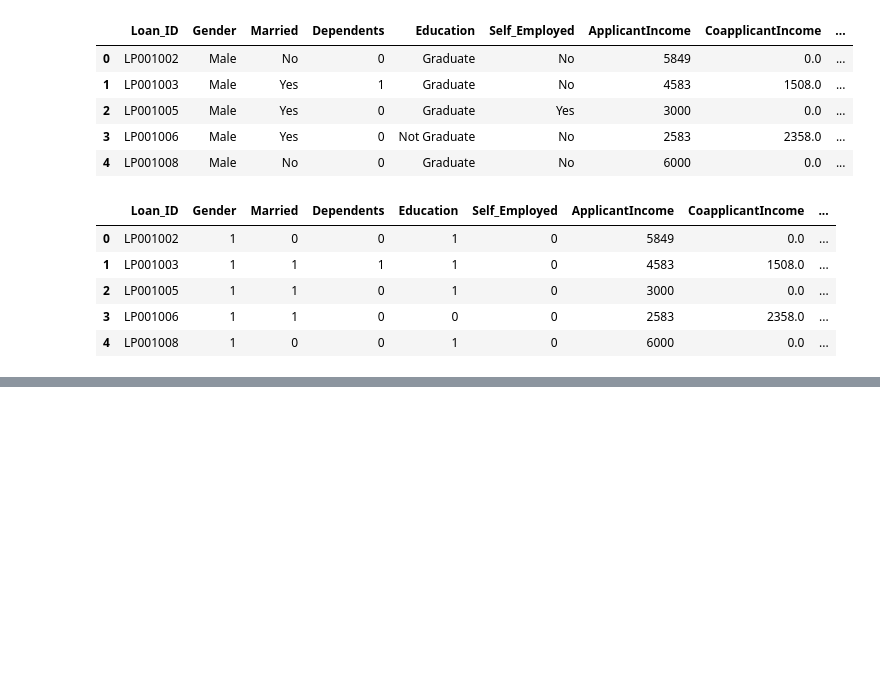
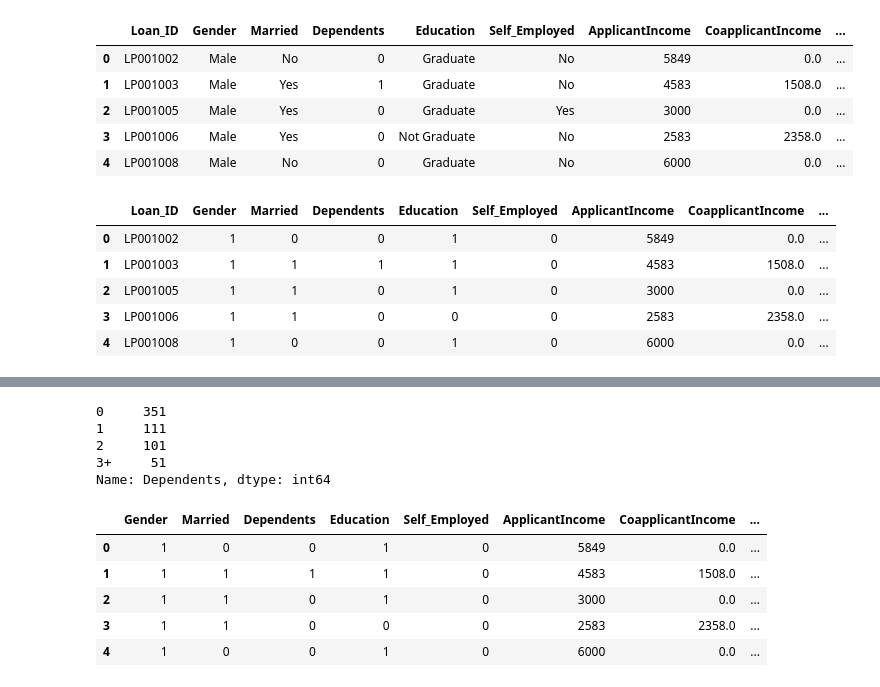
Before and after one commit to SharanDHONI/Loan-Apprval-prediction-AnalyticsVidhya, a Jupyter notebook: Loan.ipynb, the cells around one changed output, grey strips where cells are left out. Cells and saved outputs as stored; diff of their text form; code cells hidden in the pictures; blank space fills up the shorter version.

```diff
--- a/Loan.ipynb
+++ b/Loan.ipynb
@@ -602,0 +631,42 @@ ml['Self_Employed'] = se
+# %%
+ls = []
+for i in ml.Loan_Status:
+    if i == 'Y':
+        ls.append(1)
+    else:
+        ls.append(0)
+ml['Loan_Status'] = ls
+# %%
+ml.Dependents.value_counts()
+# %% [output]
+0     351
+1     111
+2     101
+3+     51
+Name: Dependents, dtype: int64
+# %%
+dp = []
+for i in ml.Dependents:
+    if i == '0':
+        dp.append(0)
+    elif i  == '1':
+        dp.append(1)
+    elif i == '2':
+        dp.append(2)
+    elif i == '3+':
+        dp.append(3)
+ml['Dependents'] = dp
+# %%
+ml.drop('Loan_ID',axis=1,inplace=True)
+# %%
+
+ml.drop('ApplicantIncome_Category',axis=1,inplace=True)
+# %%
+ml.head()
+# %% [output]
+|  | Gender | Married | Dependents | Education | Self_Employed | ApplicantIncome | CoapplicantIncome | ... |
+| 0 | 1 | 0 | 0 | 1 | 0 | 5849 | 0.0 | ... |
+| 1 | 1 | 1 | 1 | 1 | 0 | 4583 | 1508.0 | ... |
+| 2 | 1 | 1 | 0 | 1 | 0 | 3000 | 0.0 | ... |
+| 3 | 1 | 1 | 0 | 0 | 0 | 2583 | 2358.0 | ... |
+| 4 | 1 | 0 | 0 | 1 | 0 | 6000 | 0.0 | ... |
```
Also changed, not shown: parts of 16 cells of this notebook.
